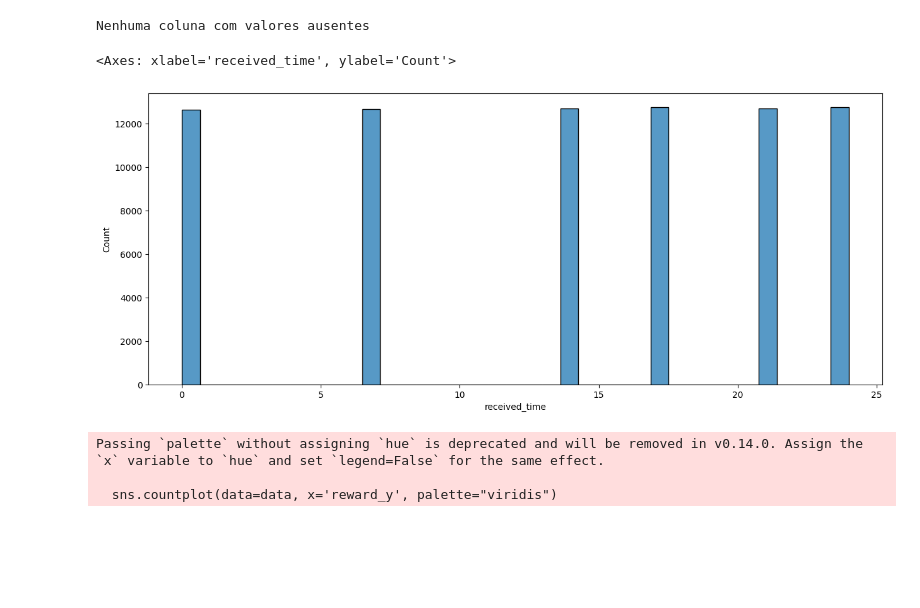
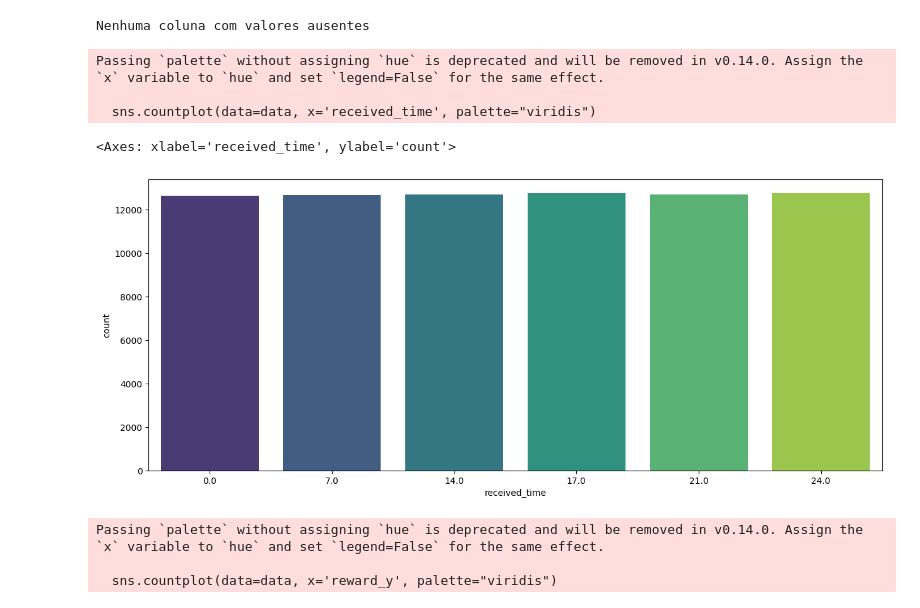
Before and after one commit to Matheus-Santos3778/xingbake, a Jupyter notebook: data_analysis.ipynb, the cells around one changed output. Cells and saved outputs as stored; diff of their text form; code cells hidden in the pictures; blank space fills up the shorter version.

```diff
--- a/data_analysis.ipynb
+++ b/data_analysis.ipynb
@@ -405,6 +401,9 @@ def encode_channels(df):
     return df
 # %%
 data = encode_channels(data)
+
+#Verificamos posteriormente que todas as ofertas usam o channel_email, então ela é uma preditora inútil
+data.drop('channel_email', axis=1, inplace=True)
 # %%
 data.head()
 # %% [output]
@@ -432,7 +431,7 @@ def pre_offer_missing(df):
     #Substituindo os missing
     df['pre_offer_avg_spend'] = df['pre_offer_avg_spend'].fillna(0)
     df['pre_offer_num_tx'] = df['pre_offer_num_tx'].fillna(0)
-    df['pre_offer_time_since_last_tx'] = df['pre_offer_time_since_last_tx'].fillna(-1)
+    df['time_last_tx'] = df['time_last_tx'].fillna(-1)
 
     return df
 # %%
@@ -449,0 +448,14 @@ data.head()
+# %%
+#Evita divisão por zero substituindo 0 por NaN
+safe_reward = data['reward_y'].replace(0, np.nan)
+safe_difficulty = data['difficulty'].replace(0, np.nan)
+
+data['spend_reward_ratio'] = np.log1p(data['pre_offer_avg_spend'] / safe_reward)
+data['spend_difficulty_ratio'] = np.log1p(data['pre_offer_avg_spend'] / safe_difficulty)
+
+#Substitui NaNs e infinitos restantes por 0
+data[['spend_reward_ratio', 'spend_difficulty_ratio']] = (
+    data[['spend_reward_ratio', 'spend_difficulty_ratio']]
+    .replace([np.inf, -np.inf], np.nan)
+    .fillna(0)
+)
@@ -449,0 +483,2 @@ data.head()
+# %%
+data['pre_offer_avg_spend'] = np.log1p(data['pre_offer_avg_spend'])
@@ -453,10 +494,13 @@ plot_missing_percent(data)
 Nenhuma coluna com valores ausentes
 # %%
 plt.figure(figsize=(15,6))
-sns.histplot(data=data, x='received_time')
+sns.countplot(data=data, x='received_time', palette="viridis")
 # %% [output]
-<Axes: xlabel='received_time', ylabel='Count'>
+Passing `palette` without assigning `hue` is deprecated and will be removed in v0.14.0. Assign the `x` variable to `hue` and set `legend=False` for the same effect.
+
+  sns.countplot(data=data, x='received_time', palette="viridis")
+<Axes: xlabel='received_time', ylabel='count'>
-[figure, old version]
+[figure, new version]
 # %%
 plt.figure(figsize=(15,6))
 sns.countplot(data=data, x='reward_y', palette="viridis")
```
Also changed, not shown: parts of 32 cells of this notebook.
